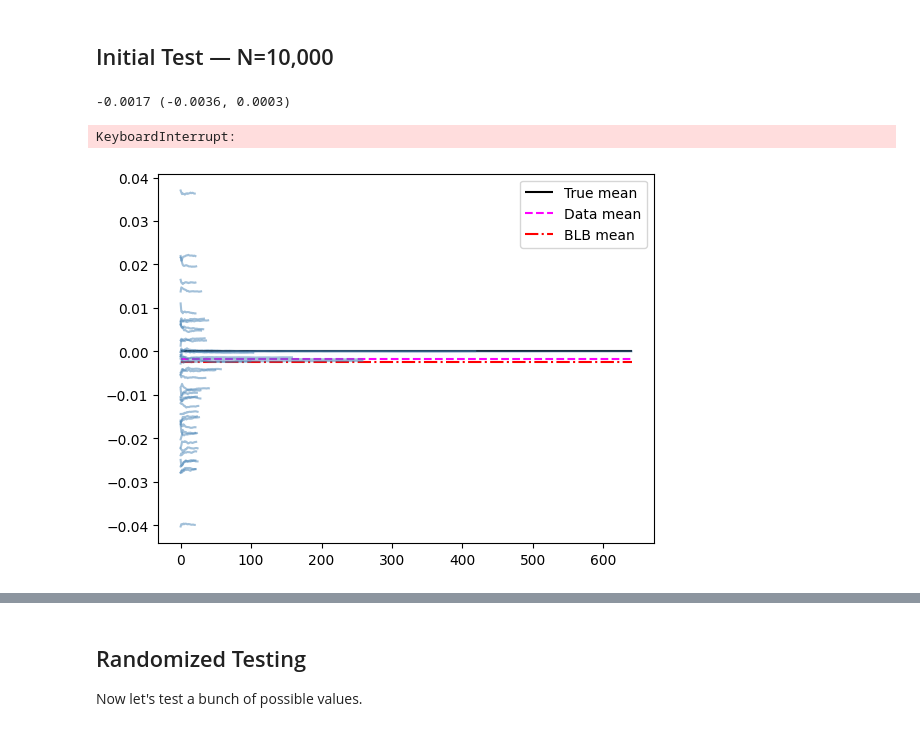
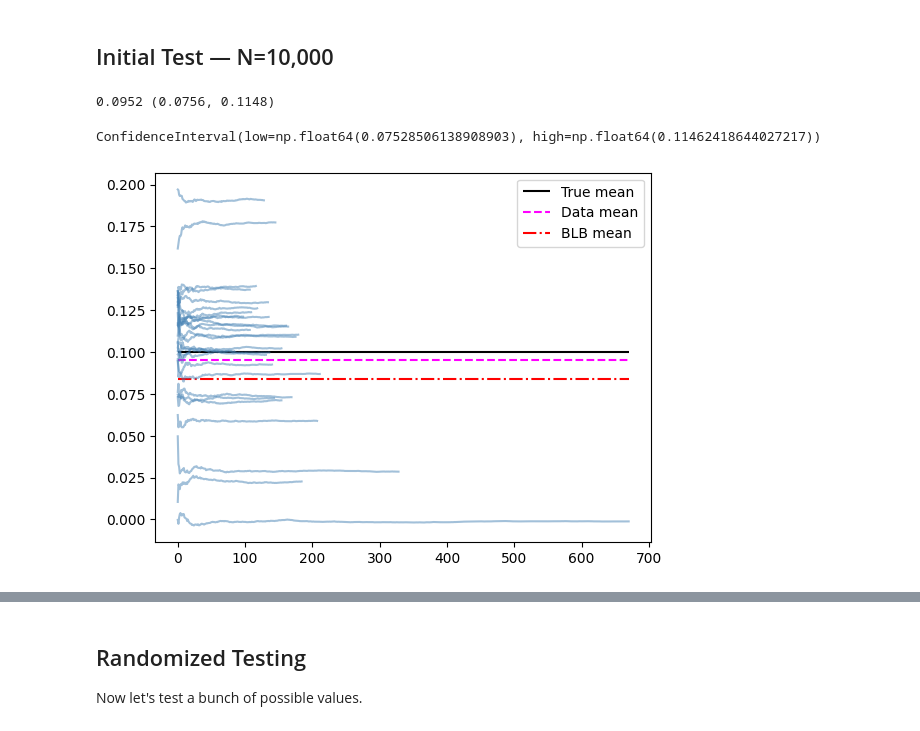
Before and after one commit to lenskit/lkpy, a Jupyter notebook: notebooks/BLB.ipynb, the cells around one changed output, grey strips where cells are left out. Cells and saved outputs as stored; diff of their text form; code cells hidden in the pictures.

```diff
--- a/notebooks/BLB.ipynb
+++ b/notebooks/BLB.ipynb
@@ -19,38 +19,40 @@ rng = np.random.default_rng(20250602)
 # %% [markdown]
 ## Initial Test — N=10,000
 # %%
-N = 1_000_000
-data = rng.normal(0.0, 1.0, N)
+N = 10_000
+TRUE_MEAN = 0.1
+data = rng.normal(TRUE_MEAN, 1.0, N)
 mean = np.mean(data)
 std = np.std(data)
 ste = std / np.sqrt(N)
 print("{:.4f} ({:.4f}, {:.4f})".format(mean, mean - 1.96 * ste, mean + 1.96 * ste))
 # %% [output]
--0.0017 (-0.0036, 0.0003)
+0.0952 (0.0756, 0.1148)
 # %%
-# bootstrap([data], np.mean).confidence_interval
+boot_res = bootstrap([data], np.mean)
+boot_res.confidence_interval
+# %% [output]
+ConfidenceInterval(low=np.float64(0.07528506138908903), high=np.float64(0.11462418644027217))
 # %%
-blb = _BLBootstrapper(np.average, 0.95, 0.05, 3, 20, 0.6, rng)
+blb = _BLBootstrapper(np.average, 0.95, 0.01, 3, 20, 0.7, rng)
 blb_df = blb.run_bootstraps(data).samples
 _gstat = blb_df.groupby(["subset"])["statistic"]
 blb_df["cum_mean"] = _gstat.cumsum() / (_gstat.cumcount() + 1)
 blb_df = blb_df.reset_index()
-# %% [output]
-KeyboardInterrupt:
 # %%
-plt.hlines([0.0], xmin=0, xmax=blb_df["iter"].max(), label="True mean", color="black")
+plt.hlines([TRUE_MEAN], xmin=0, xmax=blb_df["iter"].max(), label="True mean", color="black")
 plt.hlines([mean], xmin=0, xmax=blb_df["iter"].max(), label="Data mean", color="magenta", ls="--")
 plt.hlines(
     [blb_df["statistic"].mean()],
     xmin=0,
     xmax=blb_df["iter"].max(),
     color="red",
     label="BLB mean",
     ls="-.",
 )
 for snum, sdf in blb_df.groupby("subset"):
     plt.plot(sdf["iter"], sdf["cum_mean"], color="steelblue", alpha=0.5)
 plt.legend()
 plt.show()
 # %% [output]
-[figure, old version]
+[figure, new version]
```
Also changed, not shown: parts of 5 cells of this notebook, 1 other file.
